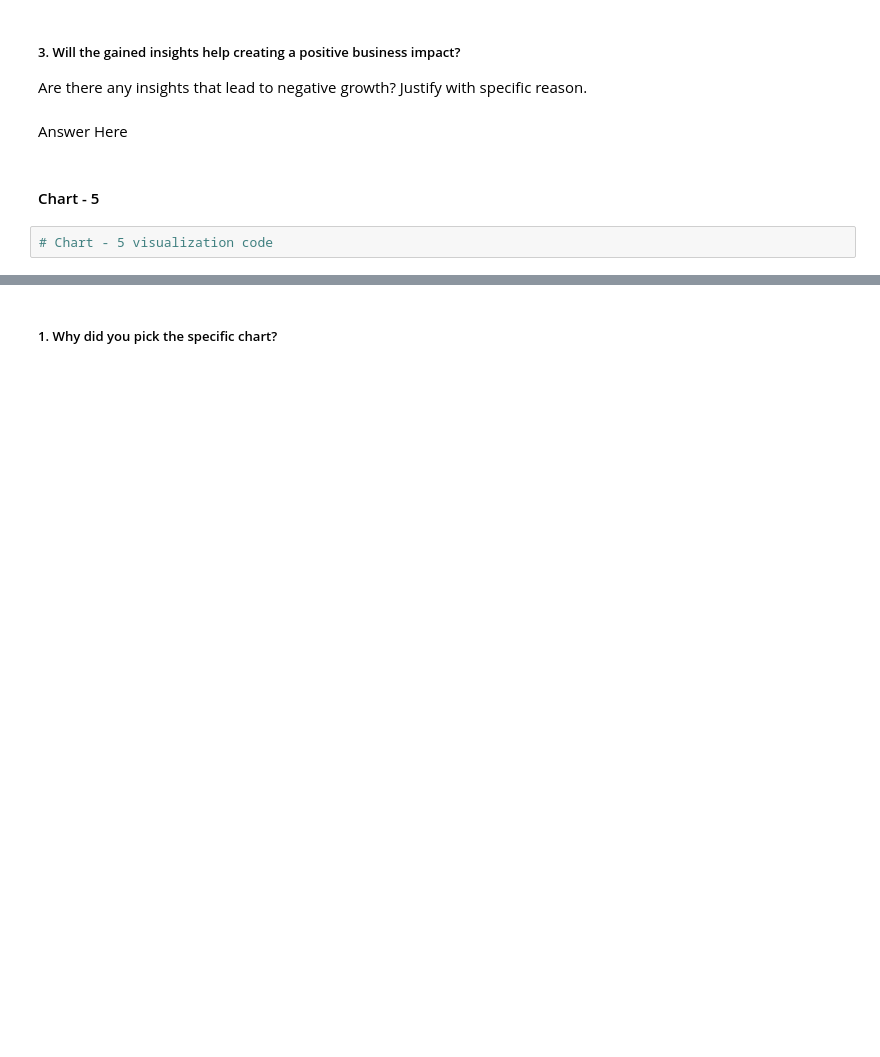
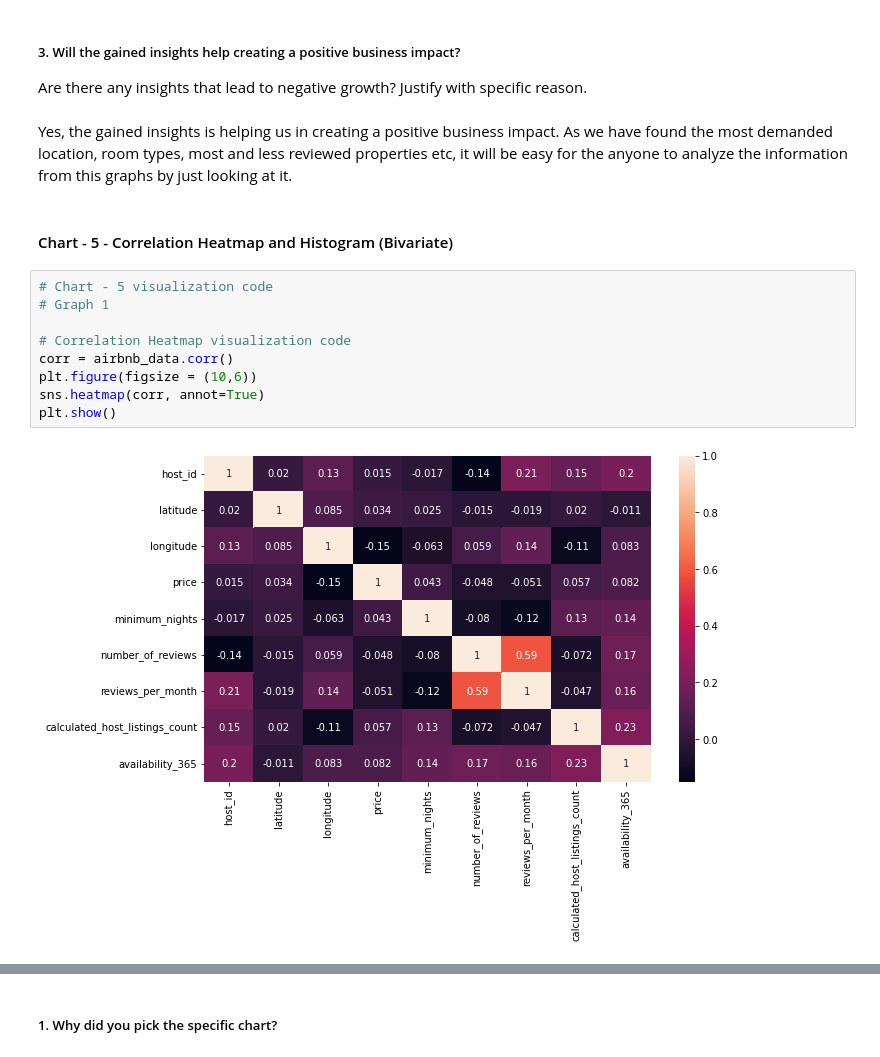
Before and after one commit to riyapatelrp/Airbnb-Booking-Analysis-EDA-, a Jupyter notebook: Capstone_AirBnb_Booking_Analysis.ipynb, the cells around one changed output, grey strips where cells are left out. Saved outputs shown, nothing was run; the diff lists cells and outputs as text; blank space fills up the shorter version.

Commit message:
Data Visualization Part 3

```diff
--- a/Capstone_AirBnb_Booking_Analysis.ipynb
+++ b/Capstone_AirBnb_Booking_Analysis.ipynb
@@ -862,9 +875,18 @@ I have used bar graph to show the price of the room type, neighbourhood group wh
 # %% [markdown]
 ##### 3. Will the gained insights help creating a positive business impact?
 Are there any insights that lead to negative growth? Justify with specific reason.
-# %% [markdown]
-Answer Here
+# %% [markdown]
+Yes, the gained insights is helping us in creating a positive business impact. As we have found the most demanded location, room types, most and less reviewed properties etc, it will be easy for the anyone to analyze the information from this graphs by just looking at it.
 # %% [markdown]
-#### Chart - 5
+#### Chart - 5 - Correlation Heatmap and Histogram (Bivariate)
-# %%
-# Chart - 5 visualization code
+# %%
+# Chart - 5 visualization code
+# Graph 1
+
+# Correlation Heatmap visualization code
+corr = airbnb_data.corr()
+plt.figure(figsize = (10,6))
+sns.heatmap(corr, annot=True)
+plt.show()
+# %% [output]
+[figure, added]
```
Also changed, not shown: parts of 19 cells of this notebook.
